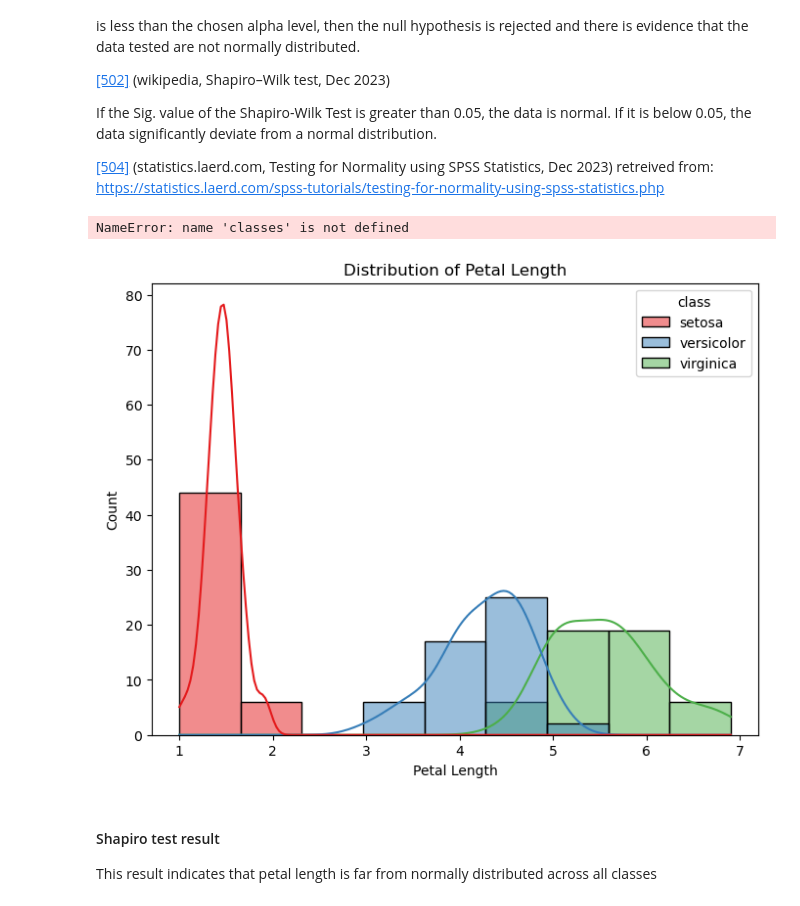
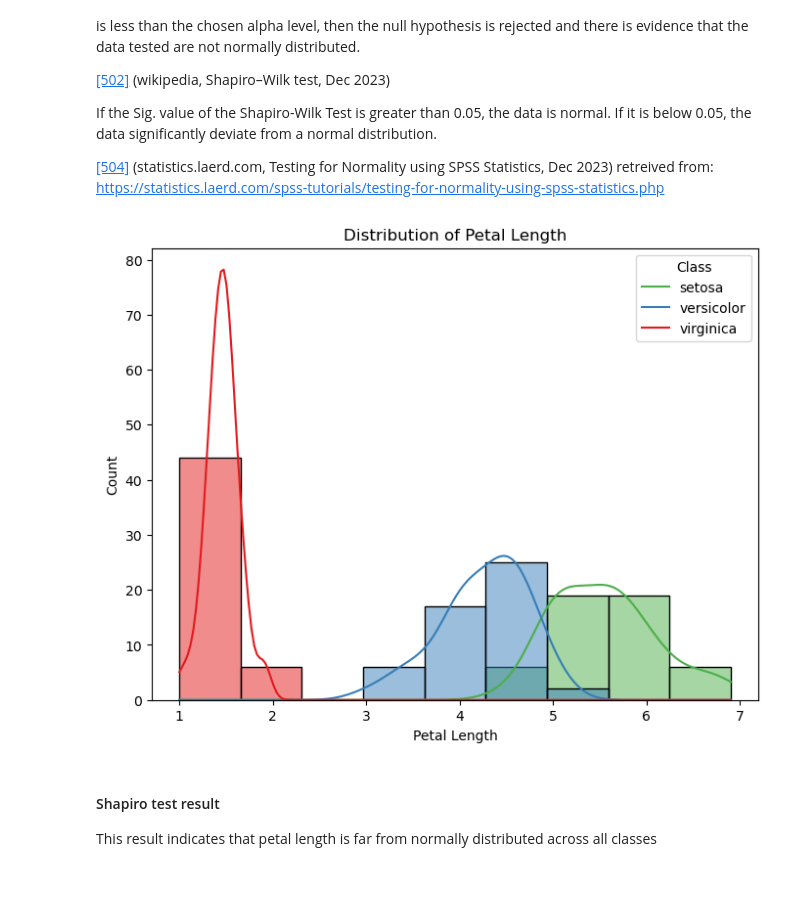
Before and after one commit to JScarry/MLAS_project, a Jupyter notebook: Tasks/task5.ipynb, the cells around one changed output. Saved outputs shown, nothing was run; the diff lists cells and outputs as text; code cells hidden in the pictures.

```diff
--- a/Tasks/task5.ipynb
+++ b/Tasks/task5.ipynb
@@ -88,19 +88,18 @@ If the Sig. value of the Shapiro-Wilk Test is greater than 0.05, the data is nor
 # %%
 #Lets look at the distribution of the petal_length. Setosa is seperate
 
 # Histogram.
 # Create a histogram for petal length separated by class
 plt.figure(figsize=(8, 6))
 sns.histplot(data=df, x='petal_length', hue='class', kde=True, palette='Set1')
+classes = ['setosa', 'versicolor', 'virginica']
 plt.title('Distribution of Petal Length')
 plt.xlabel('Petal Length')
 plt.ylabel('Count')
-#plt.legend(title='Class')
 plt.legend(classes, title='Class')
 plt.show()
 # %% [output]
-NameError: name 'classes' is not defined
-[figure, old version]
+[figure, new version]
 # %% [markdown]
 #### Shapiro test result
 
```
Also changed, not shown: parts of 2 cells of this notebook, 4 other files.
